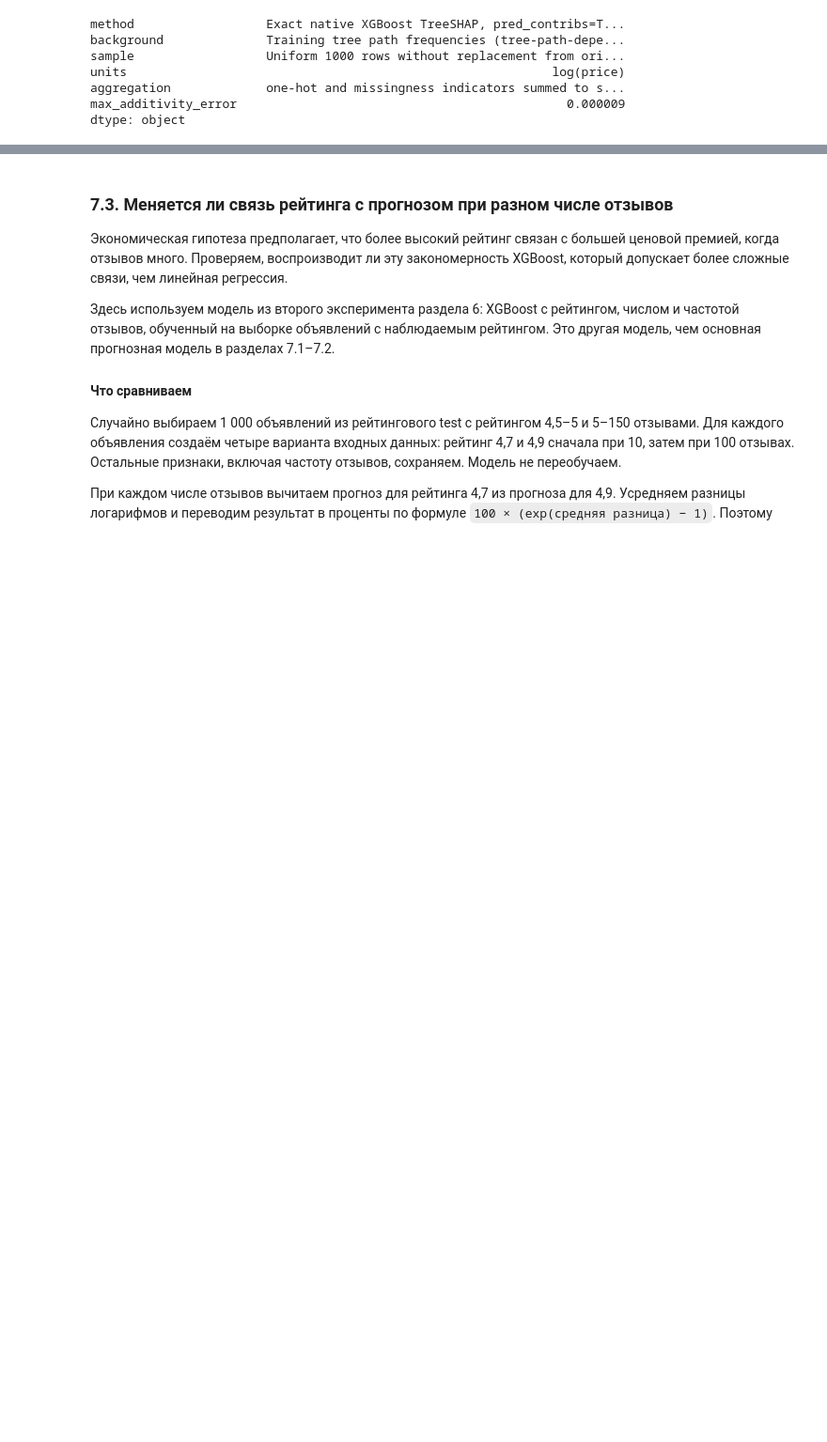
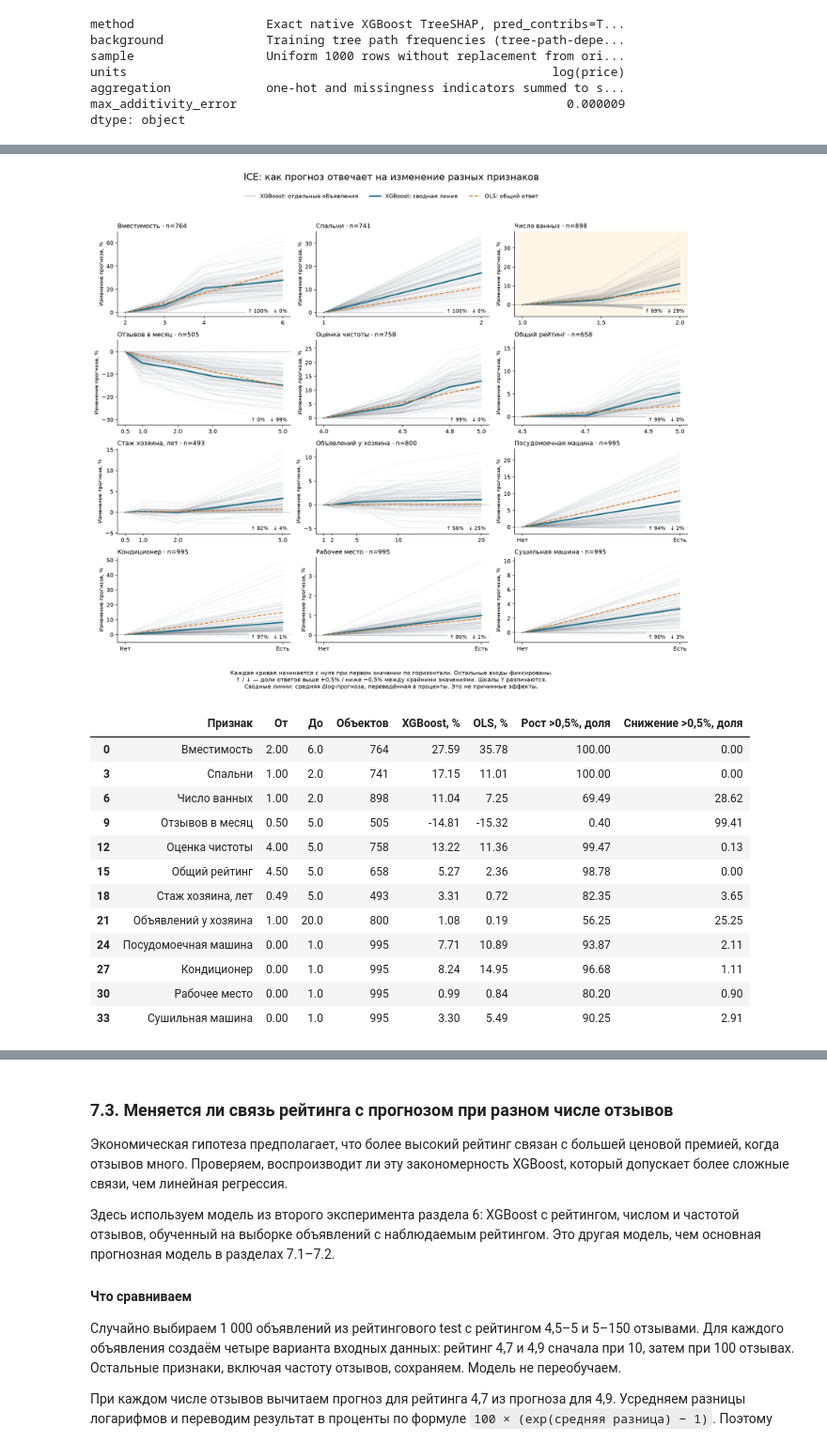
Before and after one commit to OsVox/london-airbnb-economics, a Jupyter notebook: london_airbnb_group_project.ipynb, the cells around one changed output, grey strips where cells are left out. Shown at 94% size. Saved outputs shown, nothing was run; the diff lists cells and outputs as text; code cells hidden in the pictures; blank space fills up the shorter version.

Commit message:
Add twelve-feature ICE overview before bathroom anomaly

```diff
--- a/london_airbnb_group_project.ipynb
+++ b/london_airbnb_group_project.ipynb
@@ -561 +573,32 @@ dtype: object
+# %%
+from helpers.ice_overview import ice_overview, bathroom_ice_focus
+ice_curves, ice_summary = ice_overview(
+    d, X, pre, models['XGBoost'][1], models['OLS'][1])
+figure('ice_overview')
+ice_table = ice_summary.loc[ice_summary.group.eq('All')].copy()
+ice_table['positive_share'] *= 100
+ice_table['negative_share'] *= 100
+ice_table[['low', 'high']] = ice_table[['low', 'high']].astype(float)
+ice_table.loc[ice_table.feature.eq('host_days'), ['low', 'high']] /= 365.25
+display(ice_table[['label', 'low', 'high', 'n', 'xgb_change_pct',
+                   'ols_change_pct', 'positive_share', 'negative_share']]
+        .rename(columns={'label': 'Признак', 'low': 'От', 'high': 'До', 'n': 'Объектов',
+                         'xgb_change_pct': 'XGBoost, %', 'ols_change_pct': 'OLS, %',
+                         'positive_share': 'Рост >0,5%, доля', 'negative_share': 'Снижение >0,5%, доля'})
+        .round(2))
+# %% [output]
+[figure, added]
+|  | Признак | От | До | Объектов | XGBoost, % | OLS, % | Рост >0,5%, доля | Снижение >0,5%, доля |
+| 0 | Вместимость | 2.00 | 6.0 | 764 | 27.59 | 35.78 | 100.00 | 0.00 |
+| 3 | Спальни | 1.00 | 2.0 | 741 | 17.15 | 11.01 | 100.00 | 0.00 |
+| 6 | Число ванных | 1.00 | 2.0 | 898 | 11.04 | 7.25 | 69.49 | 28.62 |
+| 9 | Отзывов в месяц | 0.50 | 5.0 | 505 | -14.81 | -15.32 | 0.40 | 99.41 |
+| 12 | Оценка чистоты | 4.00 | 5.0 | 758 | 13.22 | 11.36 | 99.47 | 0.13 |
+| 15 | Общий рейтинг | 4.50 | 5.0 | 658 | 5.27 | 2.36 | 98.78 | 0.00 |
+| 18 | Стаж хозяина, лет | 0.49 | 5.0 | 493 | 3.31 | 0.72 | 82.35 | 3.65 |
+| 21 | Объявлений у хозяина | 1.00 | 20.0 | 800 | 1.08 | 0.19 | 56.25 | 25.25 |
+| 24 | Посудомоечная машина | 0.00 | 1.0 | 995 | 7.71 | 10.89 | 93.87 | 2.11 |
+| 27 | Кондиционер | 0.00 | 1.0 | 995 | 8.24 | 14.95 | 96.68 | 1.11 |
+| 30 | Рабочее место | 0.00 | 1.0 | 995 | 0.99 | 0.84 | 80.20 | 0.90 |
+| 33 | Сушильная машина | 0.00 | 1.0 | 995 | 3.30 | 5.49 | 90.25 | 2.91 |
 # %% [markdown]
```
Also changed, not shown: parts of 3 cells of this notebook, 13 other files.
